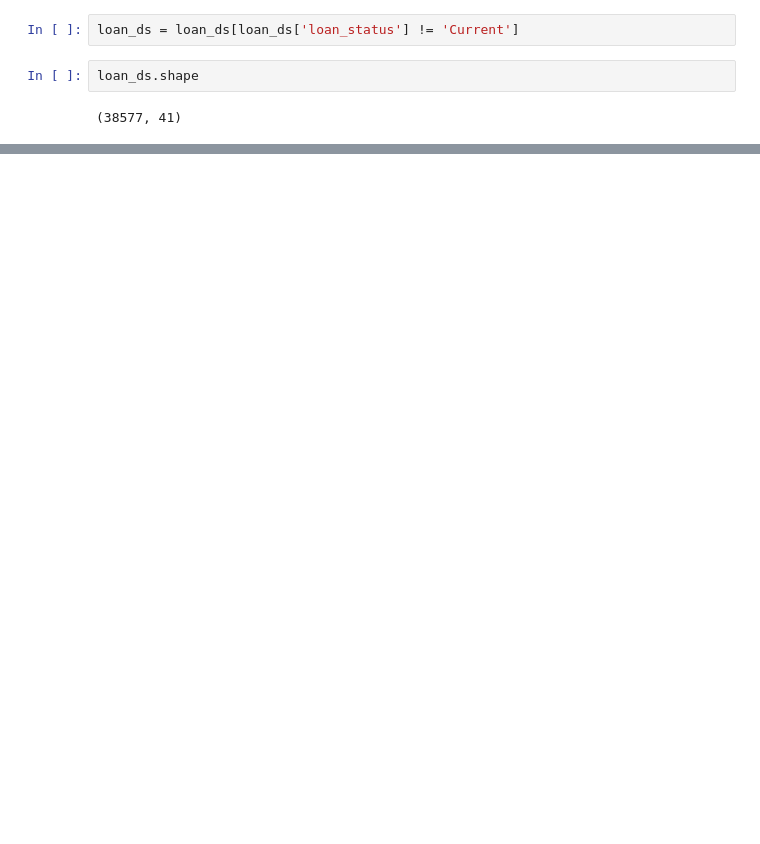
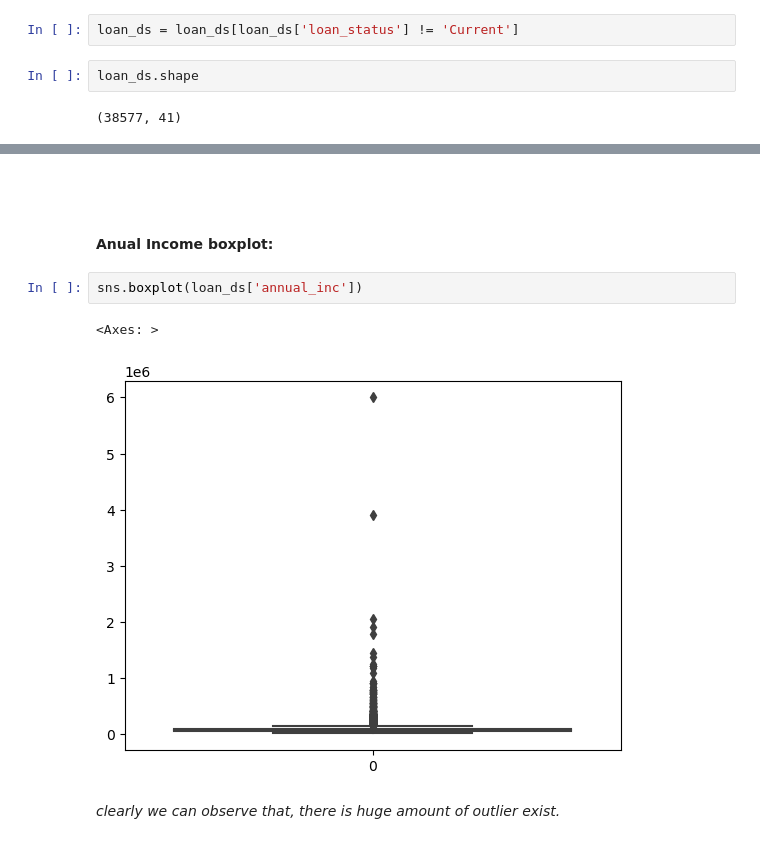
Before and after one commit to bitz-chauhan/lending_club_case_study, a Jupyter notebook: Untitled.ipynb, the cells around one changed output, grey strips where cells are left out. Saved outputs shown, nothing was run; the diff lists cells and outputs as text; blank space fills up the shorter version.

```diff
--- a/Untitled.ipynb
+++ b/Untitled.ipynb
@@ -214,0 +210,11 @@ loan_ds.shape
+# %% [markdown]
+<br>
+# %% [markdown]
+#### Anual Income boxplot:
+# %%
+sns.boxplot(loan_ds['annual_inc'])
+# %% [output]
+<Axes: >
+[figure, added]
+# %% [markdown]
+<i>clearly we can observe that, there is huge amount of outlier exist.</i>
```
Also changed, not shown: parts of 84 cells of this notebook.
